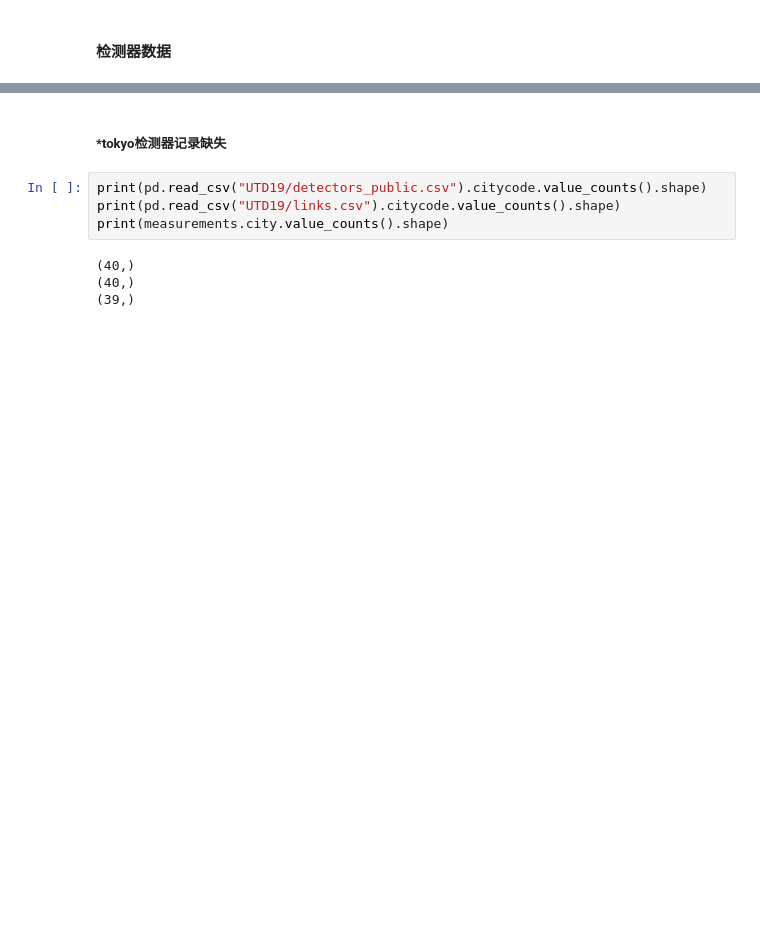
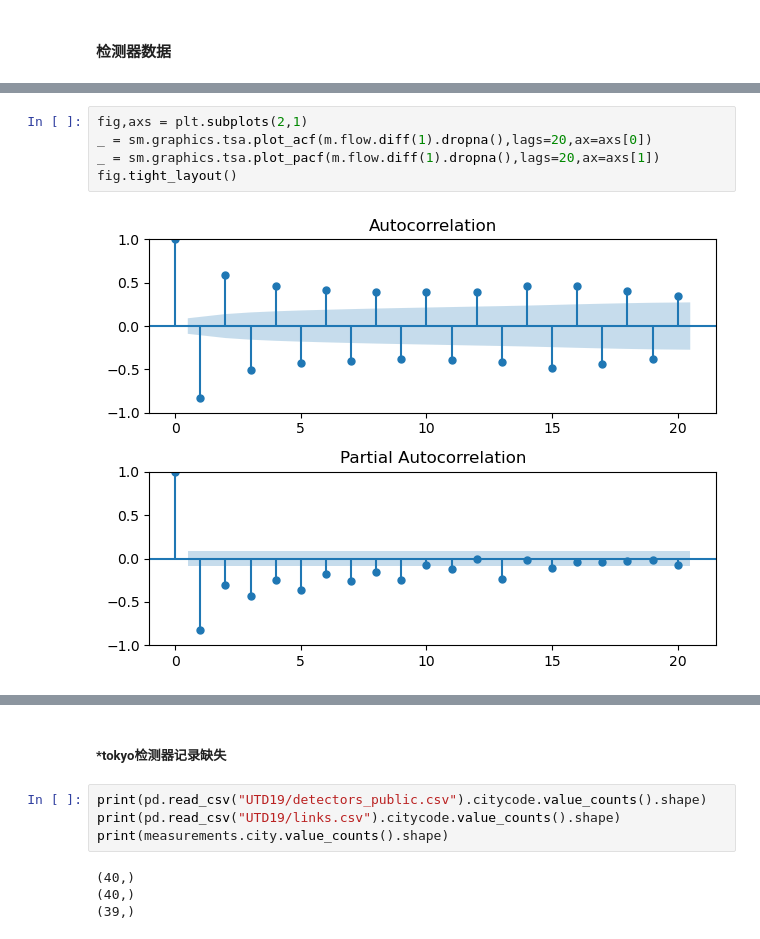
Before and after one commit to feng-jialong/Network-Control, a Jupyter notebook: exp.ipynb, the cells around one changed output, grey strips where cells are left out. Drawn from its saved outputs; the diff is of its cells as text; blank space fills up the shorter version.

```diff
--- a/exp.ipynb
+++ b/exp.ipynb
@@ -112,0 +169,7 @@ print(measurements.head())
+# %%
+fig,axs = plt.subplots(2,1)
+_ = sm.graphics.tsa.plot_acf(m.flow.diff(1).dropna(),lags=20,ax=axs[0])
+_ = sm.graphics.tsa.plot_pacf(m.flow.diff(1).dropna(),lags=20,ax=axs[1])
+fig.tight_layout()
+# %% [output]
+[figure, added]
```
Also changed, not shown: parts of 13 cells of this notebook, 1 other file.
